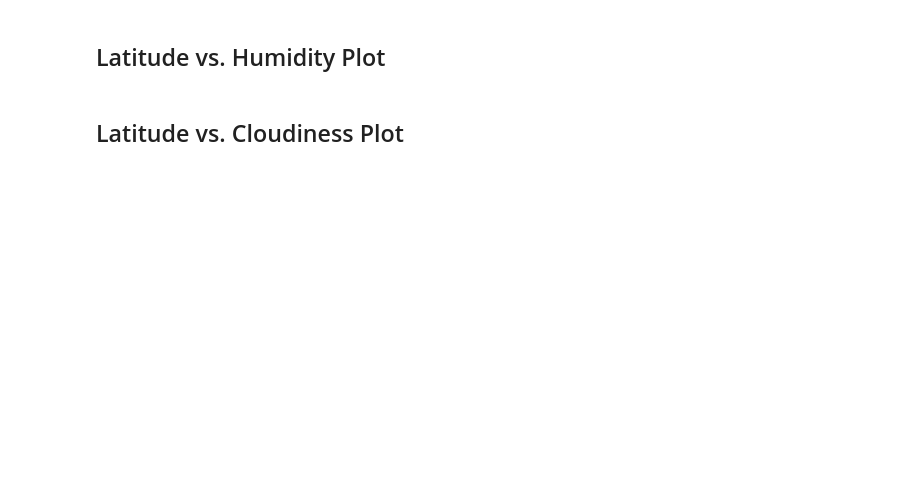
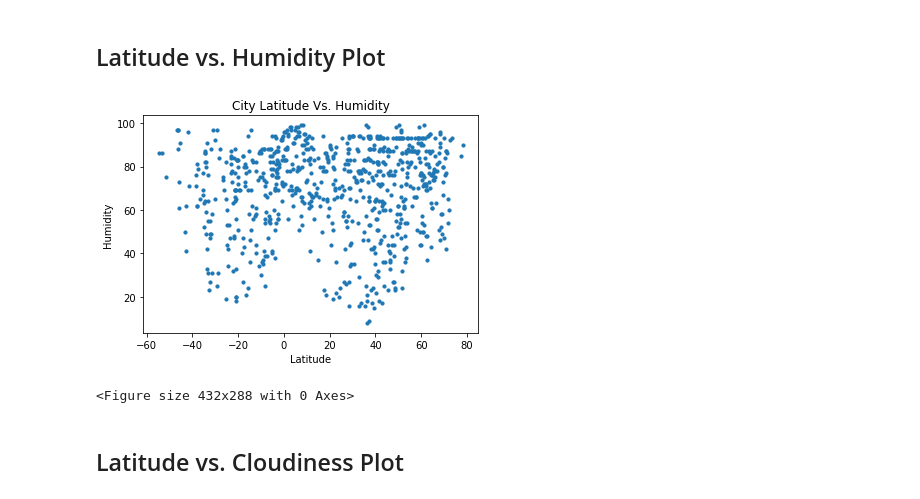
Before and after one commit to ramuir/api_python_HW, a Jupyter notebook: WeatherPy.ipynb, the cells around one changed output. Saved outputs shown, nothing was run; the diff lists cells and outputs as text; code cells hidden in the pictures; blank space fills up the shorter version.

```diff
--- a/WeatherPy.ipynb
+++ b/WeatherPy.ipynb
@@ -166,11 +215,15 @@ plt.savefig("Output_plots/Max_Temp_VS_Lat.png")
 # %% [markdown]
 ## Latitude vs. Humidity Plot
 # %%
-plt.scatter(clean_city_data['Latitude'], clean_city_data['Humidity'], marker='o', s=10)
+plt.scatter(clean_city_data2['Lat'], clean_city_data2['Humidity'], marker='o', s=10)
 plt.title("City Latitude Vs. Humidity")
 plt.ylabel("Humidity")
 plt.xlabel("Latitude")
-plt.savefig("Output_plots/Max_Temp_VS_Lat.png")
+plt.show()
+plt.savefig("Output_plots/Humidity_VS_Lat.png")
+# %% [output]
+[figure, added]
+<Figure size 432x288 with 0 Axes>
 # %% [markdown]
 ## Latitude vs. Cloudiness Plot
 # %%
```
Also changed, not shown: parts of 22 cells of this notebook, 13 other files.
